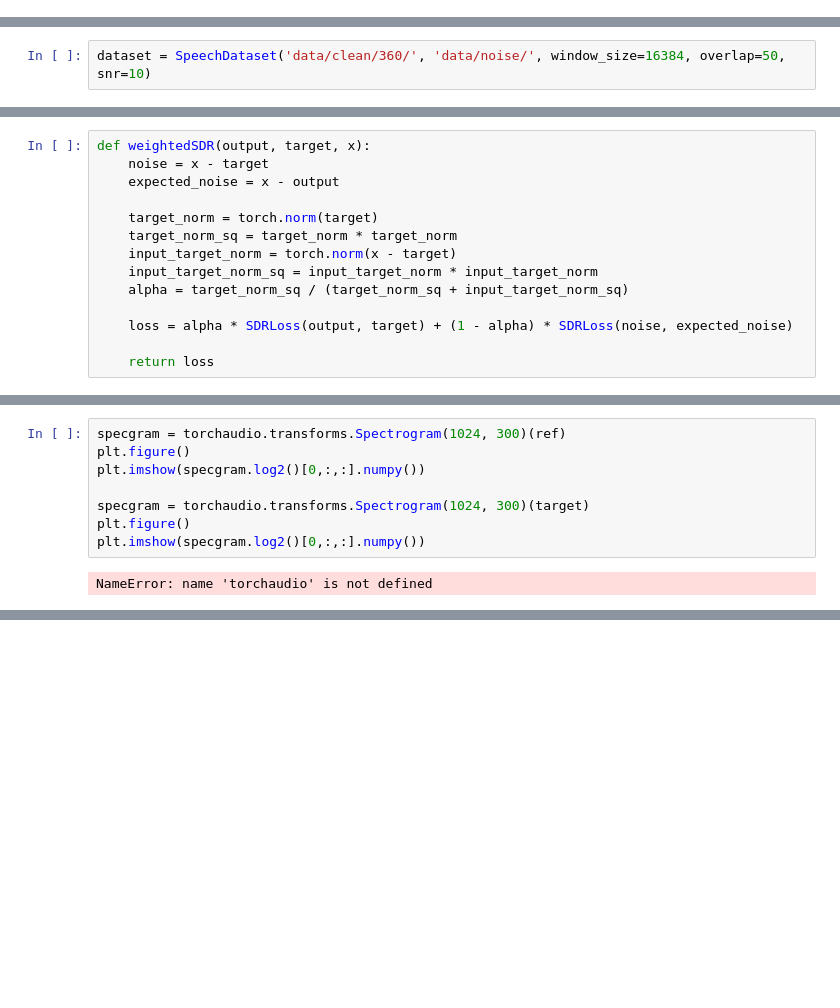
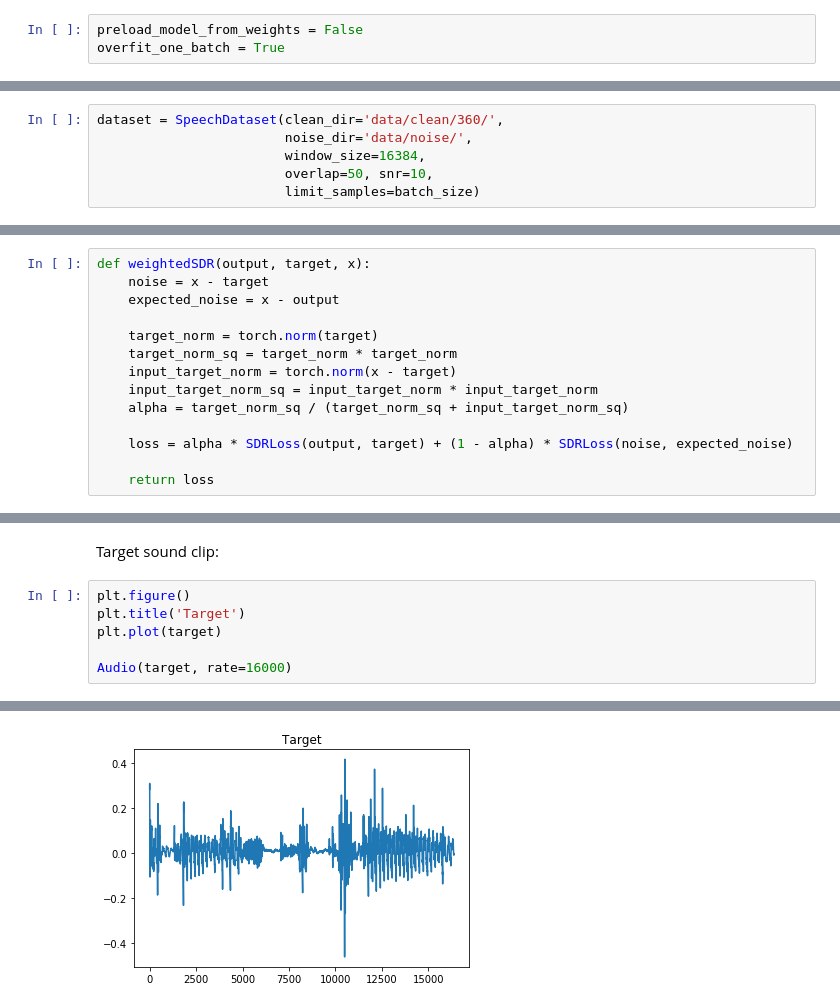
Before and after one commit to dvisockas/norse, a Jupyter notebook: main.ipynb, the cells around one changed output, grey strips where cells are left out. Drawn from its saved outputs; the diff is of its cells as text; blank space fills up the shorter version.

Commit message:
Cleanup main notebook

```diff
--- a/main.ipynb
+++ b/main.ipynb
@@ -30,3 +30,6 @@ True
 num_epochs = 100
 batch_size = 256
 learning_rate = 1e-4
+# %%
+preload_model_from_weights = False
+overfit_one_batch = True
@@ -39,6 +47,10 @@ last_epoch = max(epochs)
 # %% [markdown]
 If you'd like to run the training loop, download the OpenSLR12 dataset (http://www.openslr.org/12/), convert all .flac files to .wav and copy to 'data/clean/open_slr'
 # %%
-dataset = SpeechDataset('data/clean/360/', 'data/noise/', window_size=16384, overlap=50, snr=10)
+dataset = SpeechDataset(clean_dir='data/clean/360/',
+                        noise_dir='data/noise/',
+                        window_size=16384,
+                        overlap=50, snr=10,
+                        limit_samples=batch_size)
 # %%
 dataloader = DataLoader(dataset, batch_size=batch_size, shuffle=True)
@@ -161,10 +167,9 @@ Audio(data[0][0, :, :], rate=16000)
-# %%
-specgram = torchaudio.transforms.Spectrogram(1024, 300)(ref)
-plt.figure()
-plt.imshow(specgram.log2()[0,:,:].numpy())
-
-specgram = torchaudio.transforms.Spectrogram(1024, 300)(target)
-plt.figure()
-plt.imshow(specgram.log2()[0,:,:].numpy())
-# %% [output]
-NameError: name 'torchaudio' is not defined
+# %% [markdown]
+Target sound clip:
+# %%
+plt.figure()
+plt.title('Target')
+plt.plot(target)
+
+Audio(target, rate=16000)
+# %% [output]
@@ -170,0 +177 @@ NameError: name 'torchaudio' is not defined
+[figure, added]
```
Also changed, not shown: parts of 14 cells of this notebook, 3 other files.
